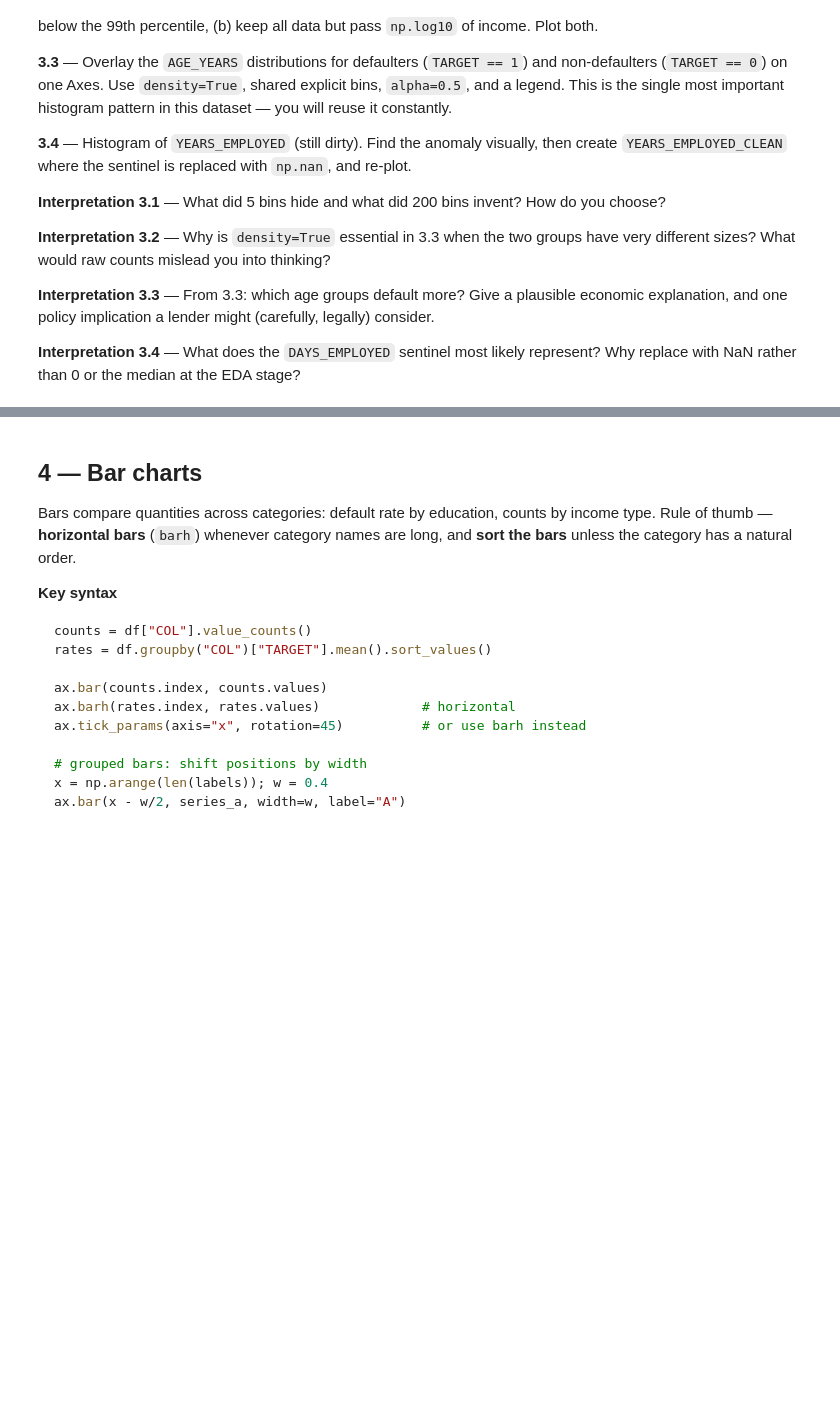
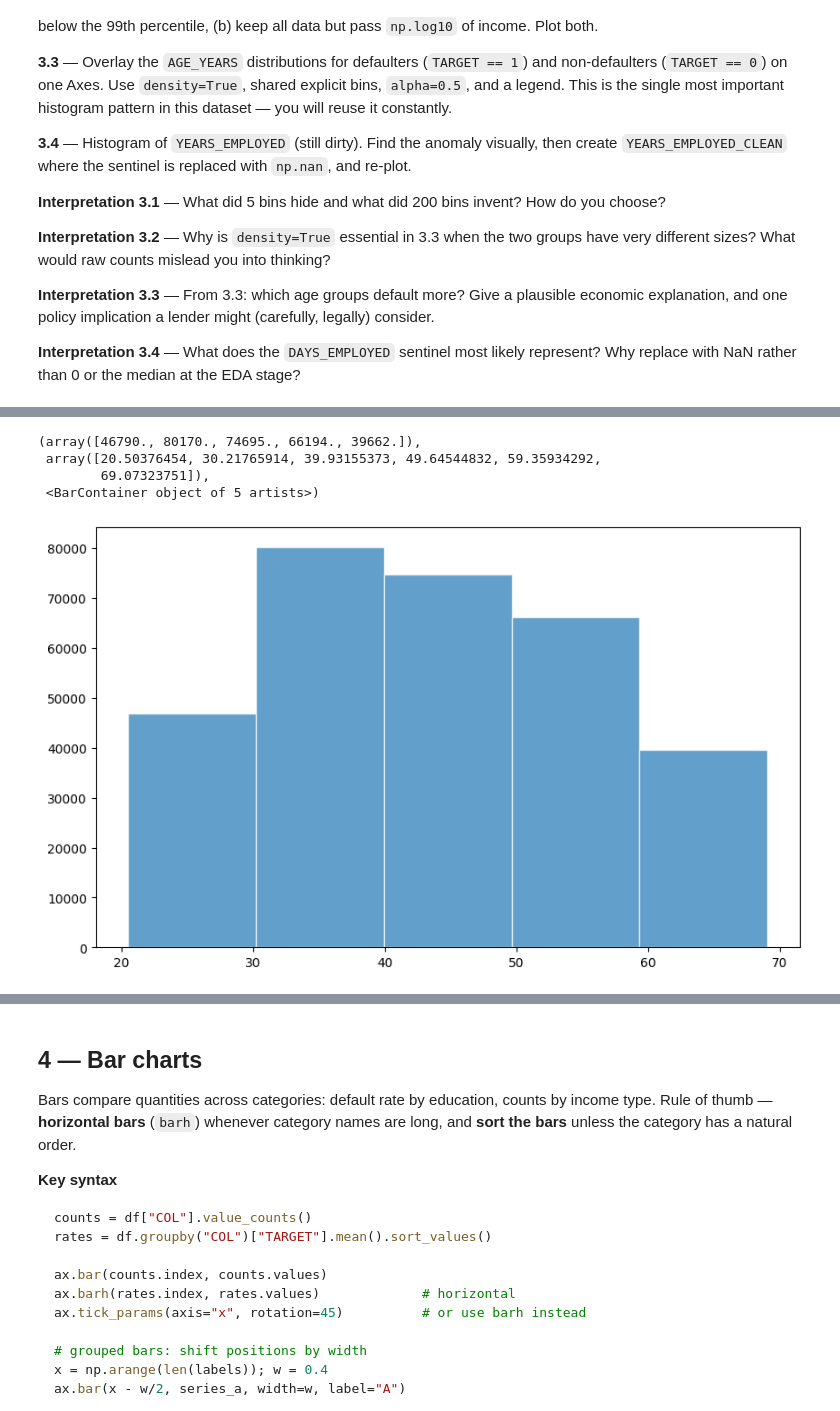
Before and after one commit to smallchuch/CreditRiskLearning, a Jupyter notebook: Learning Journey/1.5 Matplotlib + Seaborn/matplotlib_seaborn_practice_home_credit.ipynb, the cells around one changed output, grey strips where cells are left out. Cells and saved outputs as stored; diff of their text form; code cells hidden in the pictures; blank space fills up the shorter version.

```diff
--- a/Learning Journey/1.5 Matplotlib + Seaborn/matplotlib_seaborn_practice_home_credit.ipynb
+++ b/Learning Journey/1.5 Matplotlib + Seaborn/matplotlib_seaborn_practice_home_credit.ipynb
@@ -351,0 +364,15 @@ ax.hist(df['AGE_YEARS'].dropna(),
+# %%
+
+fig, ax = plt.subplots( figsize = (10, 6))
+
+ax.hist(-df['AGE_YEARS'].dropna(),
+        bins = 5,
+        edgecolor = 'white',
+        alpha = 0.7,
+        )
+# %% [output]
+(array([46790., 80170., 74695., 66194., 39662.]),
+ array([20.50376454, 30.21765914, 39.93155373, 49.64544832, 59.35934292,
+        69.07323751]),
+ <BarContainer object of 5 artists>)
+[figure, added]
```
Also changed, not shown: parts of 8 cells of this notebook, 1 other file.
